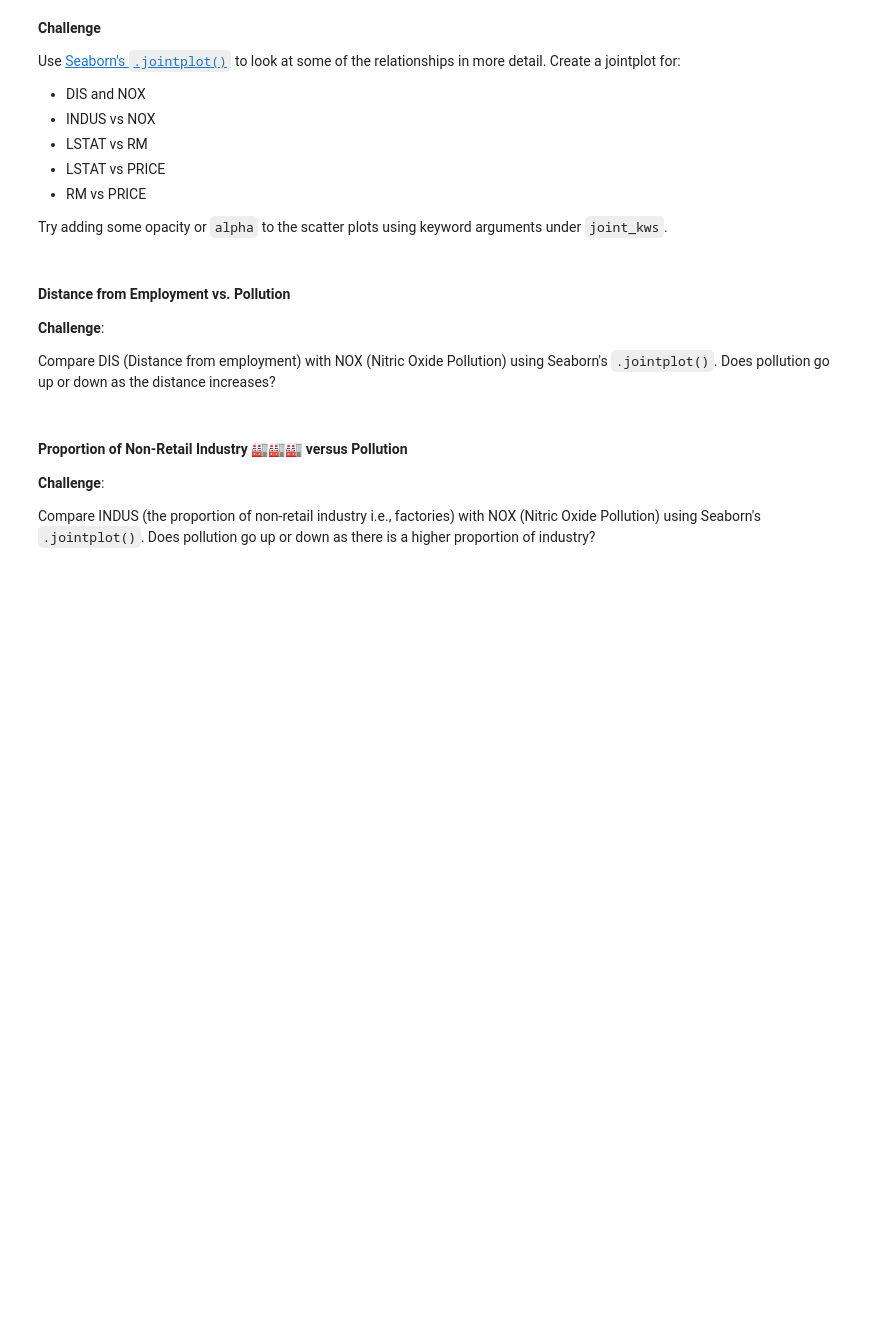
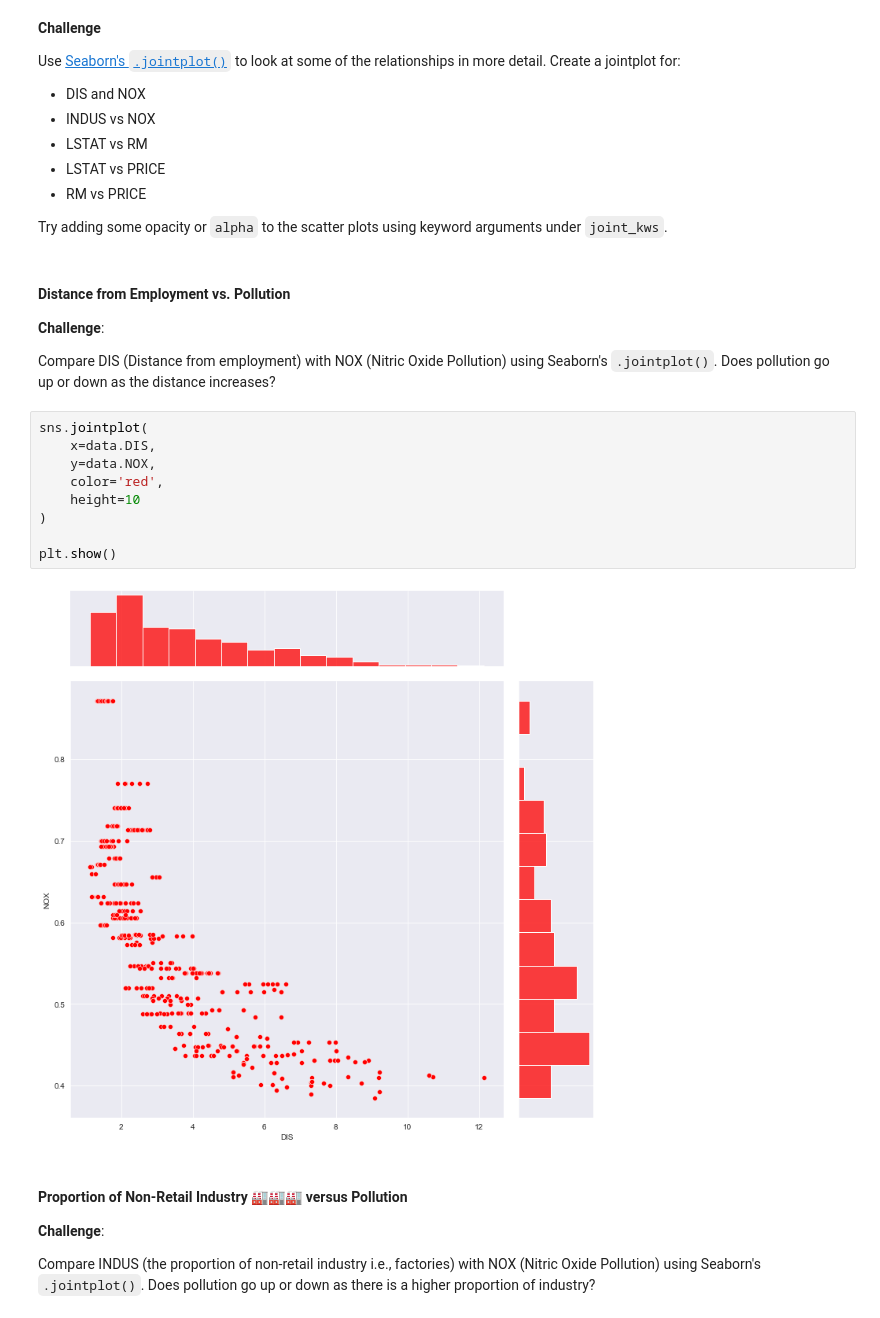
Before and after one commit to krook98/Multivariable_Resgression_And_Valuation_Model, a Jupyter notebook: Multivariable_Regression_and_Valuation_Model_(start).ipynb, the cells around one changed output. Saved outputs shown, nothing was run; the diff lists cells and outputs as text; blank space fills up the shorter version.

```diff
--- a/Multivariable_Regression_and_Valuation_Model_(start).ipynb
+++ b/Multivariable_Regression_and_Valuation_Model_(start).ipynb
@@ -295,6 +300,17 @@ Try adding some opacity or `alpha` to the scatter plots using keyword arguments
 **Challenge**:
 
 Compare DIS (Distance from employment) with NOX (Nitric Oxide Pollution) using Seaborn's `.jointplot()`. Does pollution go up or down as the distance increases?
+# %%
+sns.jointplot(
+    x=data.DIS,
+    y=data.NOX,
+    color='red',
+    height=10
+)
+
+plt.show()
+# %% [output]
+[figure, added]
 # %% [markdown]
 #### Proportion of Non-Retail Industry 🏭🏭🏭 versus Pollution
 
```
Also changed, not shown: parts of 6 cells of this notebook.
